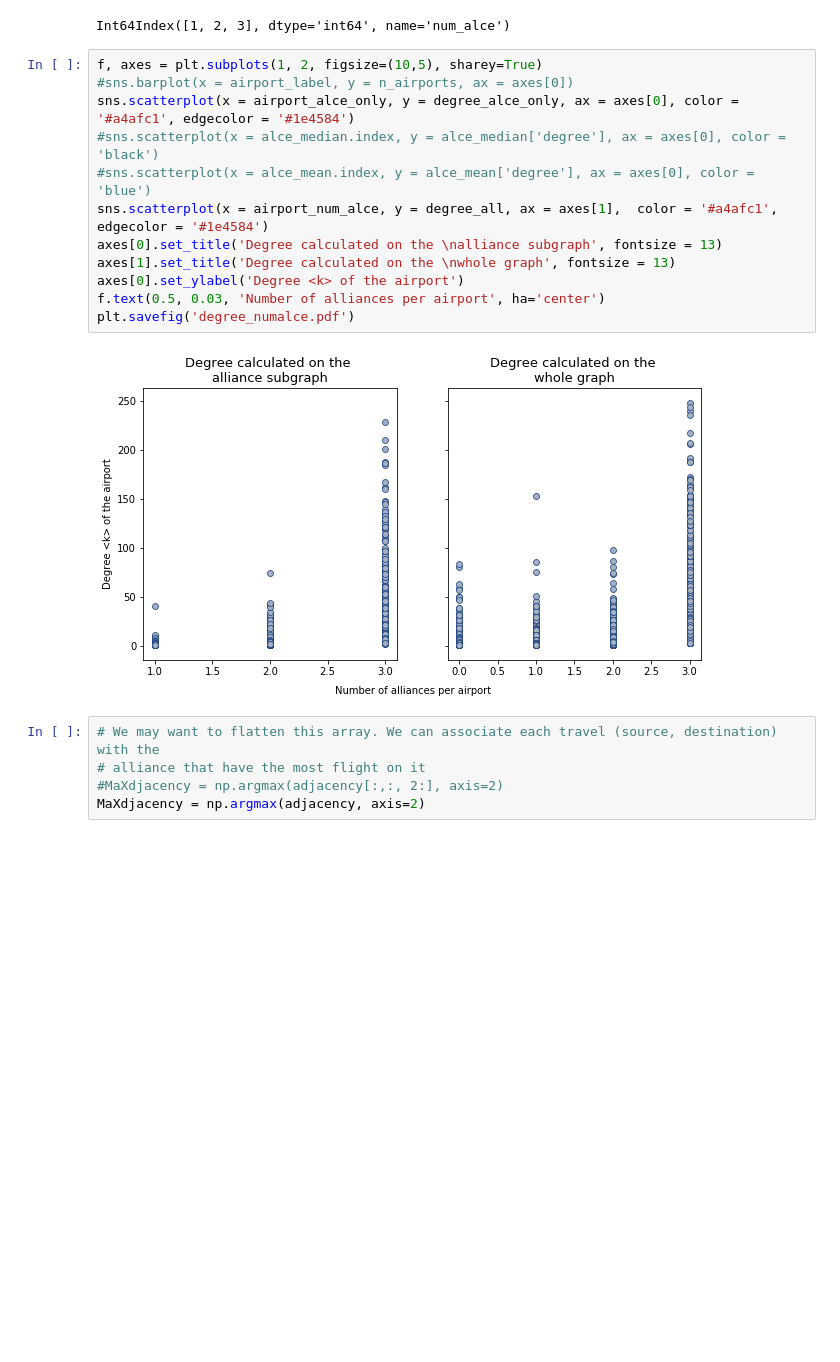
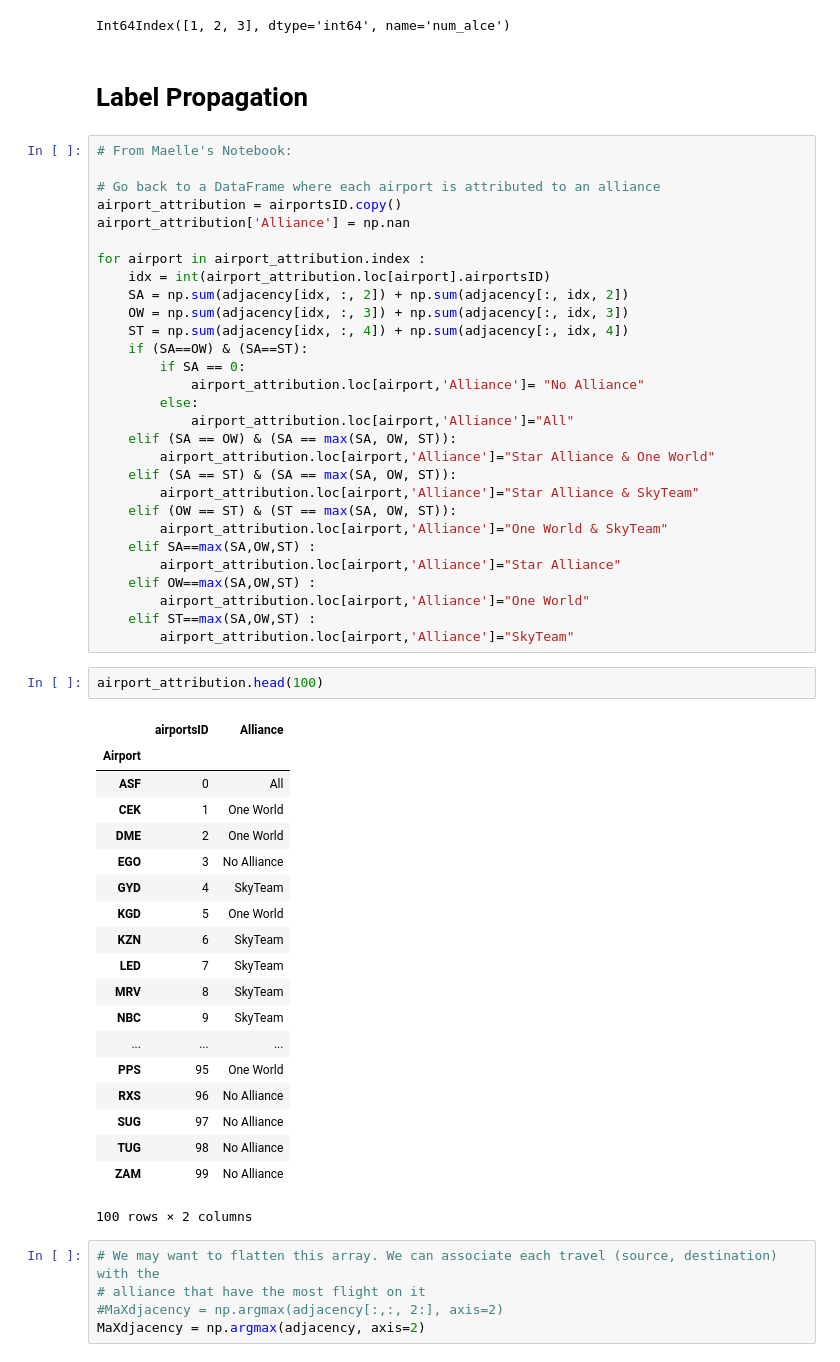
Before and after one commit to nicolasFontbonne/Project_ntds, a Jupyter notebook: main_marie.ipynb, the cells around one changed output. Cells and saved outputs as stored; diff of their text form; blank space fills up the shorter version.

Commit message:
Airport Attribution

```diff
--- a/main_marie.ipynb
+++ b/main_marie.ipynb
@@ -553,20 +494,59 @@ alce_mean = df_alce.groupby('num_alce').mean()
 alce_median.index
 # %% [output]
 Int64Index([1, 2, 3], dtype='int64', name='num_alce')
-# %%
-f, axes = plt.subplots(1, 2, figsize=(10,5), sharey=True)
-#sns.barplot(x = airport_label, y = n_airports, ax = axes[0])
-sns.scatterplot(x = airport_alce_only, y = degree_alce_only, ax = axes[0], color = '#a4afc1', edgecolor = '#1e4584')
-#sns.scatterplot(x = alce_median.index, y = alce_median['degree'], ax = axes[0], color = 'black')
-#sns.scatterplot(x = alce_mean.index, y = alce_mean['degree'], ax = axes[0], color = 'blue')
-sns.scatterplot(x = airport_num_alce, y = degree_all, ax = axes[1],  color = '#a4afc1', edgecolor = '#1e4584')
-axes[0].set_title('Degree calculated on the \nalliance subgraph', fontsize = 13)
-axes[1].set_title('Degree calculated on the \nwhole graph', fontsize = 13)
-axes[0].set_ylabel('Degree <k> of the airport')
-f.text(0.5, 0.03, 'Number of alliances per airport', ha='center')
-plt.savefig('degree_numalce.pdf')
-# %% [output]
-[figure, removed]
+# %% [markdown]
+# Label Propagation
+# %%
+# From Maelle's Notebook:
+
+# Go back to a DataFrame where each airport is attributed to an alliance
+airport_attribution = airportsID.copy()
+airport_attribution['Alliance'] = np.nan
+
+for airport in airport_attribution.index :
+    idx = int(airport_attribution.loc[airport].airportsID)
+    SA = np.sum(adjacency[idx, :, 2]) + np.sum(adjacency[:, idx, 2])
+    OW = np.sum(adjacency[idx, :, 3]) + np.sum(adjacency[:, idx, 3])
+    ST = np.sum(adjacency[idx, :, 4]) + np.sum(adjacency[:, idx, 4])
+    if (SA==OW) & (SA==ST):
+        if SA == 0:
+            airport_attribution.loc[airport,'Alliance']= "No Alliance"
+        else:
+            airport_attribution.loc[airport,'Alliance']="All"
+    elif (SA == OW) & (SA == max(SA, OW, ST)):
+        airport_attribution.loc[airport,'Alliance']="Star Alliance & One World"
+    elif (SA == ST) & (SA == max(SA, OW, ST)):
+        airport_attribution.loc[airport,'Alliance']="Star Alliance & SkyTeam"
+    elif (OW == ST) & (ST == max(SA, OW, ST)):
+        airport_attribution.loc[airport,'Alliance']="One World & SkyTeam"
+    elif SA==max(SA,OW,ST) :
+        airport_attribution.loc[airport,'Alliance']="Star Alliance"
+    elif OW==max(SA,OW,ST) :
+        airport_attribution.loc[airport,'Alliance']="One World"
+    elif ST==max(SA,OW,ST) :
+        airport_attribution.loc[airport,'Alliance']="SkyTeam"
+# %%
+airport_attribution.head(100)
+# %% [output]
+|  | airportsID | Alliance |
+| Airport |  |  |
+| ASF | 0 | All |
+| CEK | 1 | One World |
+| DME | 2 | One World |
+| EGO | 3 | No Alliance |
+| GYD | 4 | SkyTeam |
+| KGD | 5 | One World |
+| KZN | 6 | SkyTeam |
+| LED | 7 | SkyTeam |
+| MRV | 8 | SkyTeam |
+| NBC | 9 | SkyTeam |
+| ... | ... | ... |
+| PPS | 95 | One World |
+| RXS | 96 | No Alliance |
+| SUG | 97 | No Alliance |
+| TUG | 98 | No Alliance |
+| ZAM | 99 | No Alliance |
+100 rows × 2 columns
 # %%
 # We may want to flatten this array. We can associate each travel (source, destination) with the
 # alliance that have the most flight on it
```
Also changed, not shown: parts of 20 cells of this notebook, 1 other file.
